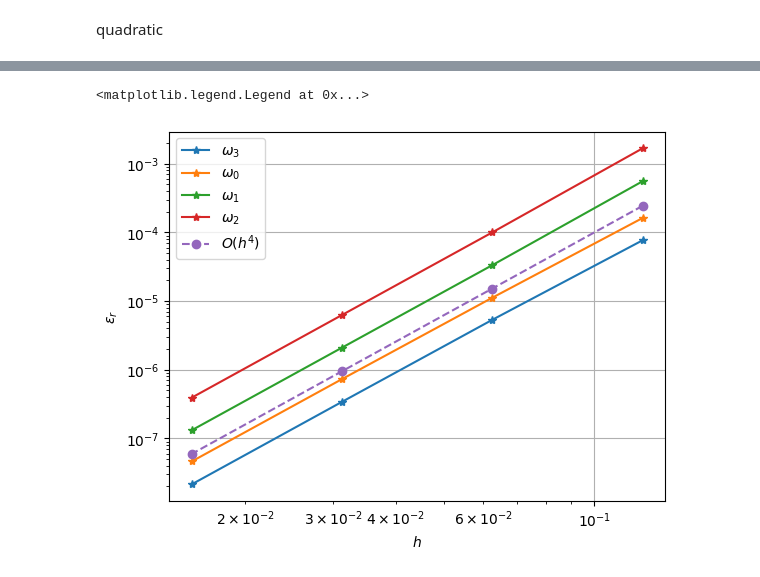
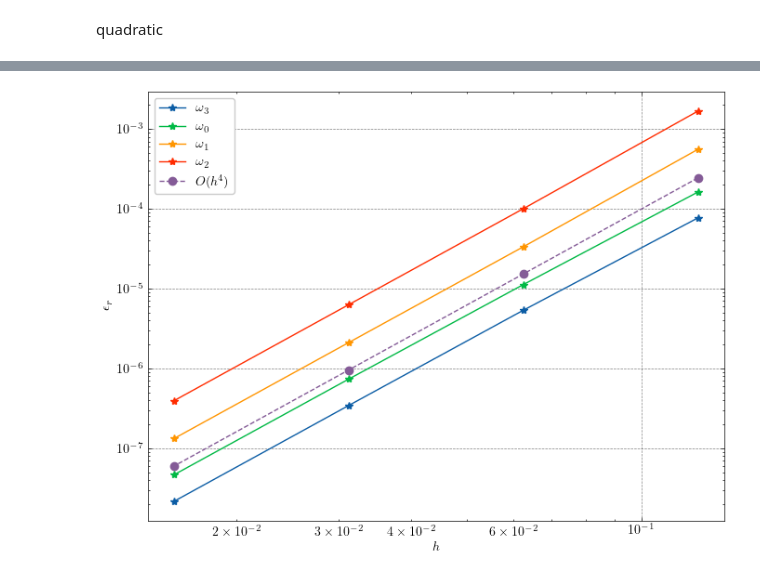
Before and after one commit to sararecondo/HPR-1D, a Jupyter notebook: 1D-Figure-03.ipynb, the cells around one changed output, grey strips where cells are left out. Saved outputs shown, nothing was run; the diff lists cells and outputs as text; code cells hidden in the pictures.

Commit message:
science style has been included and dolfinx try catch

```diff
--- a/1D-Figure-03.ipynb
+++ b/1D-Figure-03.ipynb
@@ -3,3 +9,19 @@ Monolayer unit domain. Quadratic PML. Convergence
+# %%
+import matplotlib.pyplot as plt
+
+try:
+	if "science" not in plt.style.available:
+		try:
+			import scienceplots  # registers styles if installed
+		except Exception:
+			# Install SciencePlots (registers the 'science' style) and import it
+			get_ipython().run_line_magic('pip', 'install -q SciencePlots')
+			import scienceplots  # noqa: F401
+	plt.style.use(["science", "grid"])
+except Exception as e:
+	# If anything fails, fall back to a commonly available style
+	print("Warning: 'science' style not available. Using 'seaborn' instead. Error:", e)
+	plt.style.use("seaborn")
 # %%
 # Importing libraries
 import matplotlib.pyplot as plt
@@ -54,7 +76,7 @@ def vel_function(x):
 # PML configuration
 pml_thickness = Lx/4
 sigma_0 = 1.5*(4**3) #1.47 #0.484375
-
+target=-2.5j
 # Solver configuration
 
 requested_eigenvalues_number = 100 # Number of eigenvalues to compute
@@ -225,10 +272,10 @@ for i,h in enumerate(h_i):
     # Create mesh depending on h
     mesh = create_interval(MPI.COMM_WORLD, int((Lx + pml_thickness )/ h), [0, Lx + pml_thickness])
     # Define solver for quadratic PML
-    [solver_quadratic_P1_P0, mesh, Q_P1_P0, V_P1_P0, dof_P1_P0]=get_configured_problem(mesh, [1,0], sigma_x_quadratic_ufl)
-    [solver_quadratic_P2_P1, mesh, Q_P2_P1, V_P2_P1, dof_P2_P1]=get_configured_problem(mesh, [2,1], sigma_x_quadratic_ufl)
-    [solver_quadratic_P3_P2, mesh, Q_P3_P2, V_P3_P2, dof_P3_P2]=get_configured_problem(mesh, [3,2], sigma_x_quadratic_ufl)
-    [solver_quadratic_P4_P3, mesh, Q_P4_P3, V_P4_P3, dof_P4_P3]=get_configured_problem(mesh, [4,3], sigma_x_quadratic_ufl)
+    [solver_quadratic_P1_P0, mesh, Q_P1_P0, V_P1_P0, dof_P1_P0]=get_configured_problem(mesh, [1,0], sigma_x_quadratic_ufl, target)
+    [solver_quadratic_P2_P1, mesh, Q_P2_P1, V_P2_P1, dof_P2_P1]=get_configured_problem(mesh, [2,1], sigma_x_quadratic_ufl, target)
+    [solver_quadratic_P3_P2, mesh, Q_P3_P2, V_P3_P2, dof_P3_P2]=get_configured_problem(mesh, [3,2], sigma_x_quadratic_ufl, target)
+    [solver_quadratic_P4_P3, mesh, Q_P4_P3, V_P4_P3, dof_P4_P3]=get_configured_problem(mesh, [4,3], sigma_x_quadratic_ufl, target)
 
     for j in np.arange(0, 5,1):
         # Get the approximated eigenpair
@@ -364,27 +411,27 @@ Autovalor 4:
 # %%
-fig = plt.figure()
+fig = plt.figure(figsize=(8, 6))
 ax = plt.gca()
 ax.xaxis.set_major_formatter(ticker.StrMethodFormatter("{x:,.2f}"))
 plt.plot(h_i, rel_error_eig_0_P2_P1, "*-", label='$\omega_3$')
 plt.plot(h_i, rel_error_eig_1_P2_P1, "*-", label='$\omega_0$')
 plt.plot(h_i, rel_error_eig_2_P2_P1, "*-", label='$\omega_1$')
 plt.plot(h_i, rel_error_eig_3_P2_P1, "*-", label='$\omega_2$')
 plt.plot(
     h_i,
     [x**4 for x in h_i],
     linestyle="--",
     marker="o",
     label=f"$O(h^{{{4}}})$",
 )
 plt.grid(True)
 plt.xscale("log")
 plt.yscale("log")
 plt.xlabel("$h$")
 _ = plt.ylabel("$\epsilon_r$")
 plt.legend()
+plt.savefig("FIG_Single_Quadratic_P2P1.pdf", bbox_inches="tight")
 # %% [output]
-<matplotlib.legend.Legend at 0x...>
-[figure, old version]
+[figure, new version]
 # %%
 print("P3-P2:")
 for idx in range(5):
```
Also changed, not shown: parts of 10 cells of this notebook, 12 other files.
